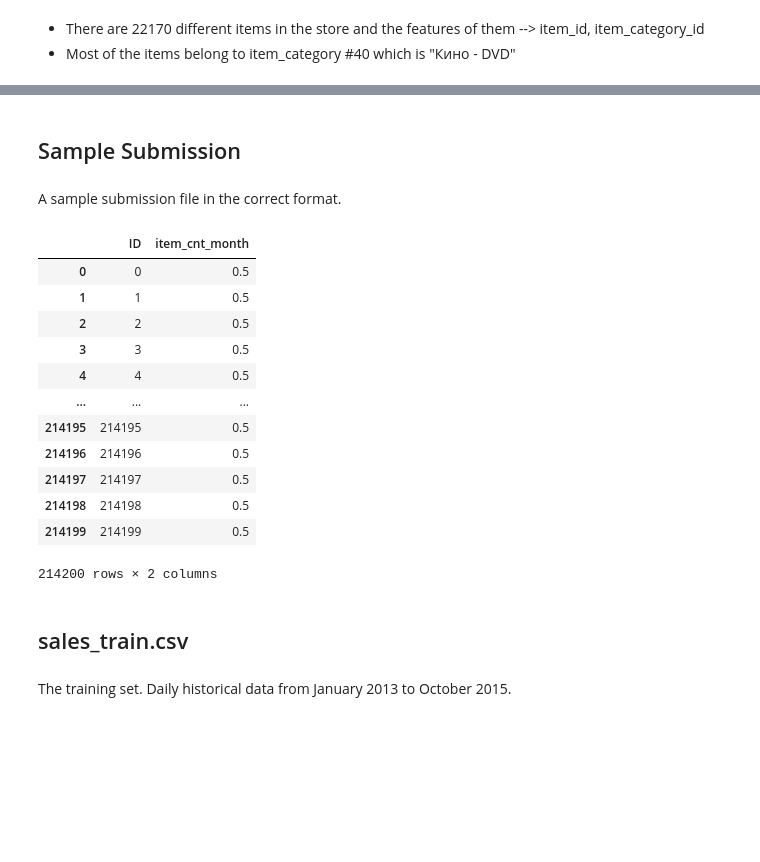
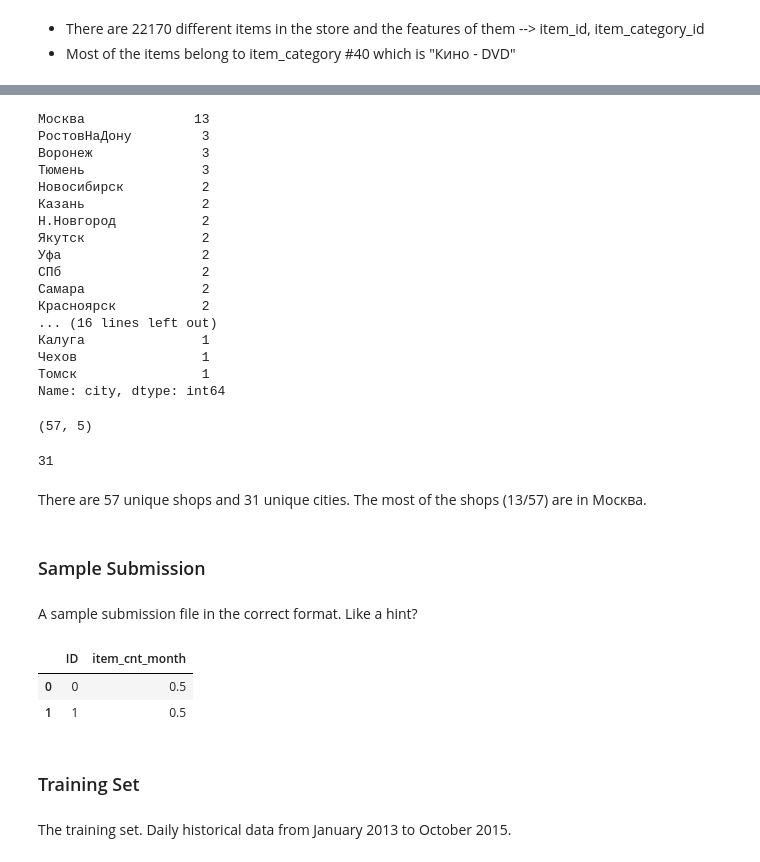
Before and after one commit to ozgekadioglu/Predict_Future_Sales, a Jupyter notebook: PresentableNotebook.ipynb, the cells around one changed output, grey strips where cells are left out. Drawn from its saved outputs; the diff is of its cells as text; code cells hidden in the pictures; blank space fills up the shorter version.

```diff
--- a/PresentableNotebook.ipynb
+++ b/PresentableNotebook.ipynb
@@ -93,25 +183,51 @@ shops.shape
+# %%
+shops_cleaned.city.value_counts()
+#shops_cleaned.city_id.plot(kind='hist', y='city', x=shops_cleaned.city, figsize=(10,5))
+#plt.xticks(label=shops_cleaned.city)
+
+#fig, ax = plt.subplots(figsize=(10,5))
+#ax.hist(shops_cleaned.city, bins=40)
+#ax.set_xticks(bins)
+#ax.set_xticklabels(dir='vertical')
+# %% [output]
+Москва              13
+РостовНаДону         3
+Воронеж              3
+Тюмень               3
+Новосибирск          2
+Казань               2
+Н.Новгород           2
+Якутск               2
+Уфа                  2
+СПб                  2
+Самара               2
+Красноярск           2
+... (16 lines left out)
+Калуга               1
+Чехов                1
+Томск                1
+Name: city, dtype: int64
+# %%
+print(shops_cleaned.shape)
+shops_cleaned.city.nunique()
+# %% [output]
+(57, 5)
+31
+# %% [markdown]
+There are 57 unique shops and 31 unique cities. The most of the shops (13/57) are in Москва.
 # %% [markdown]
-<h2> Sample Submission </h2>
+### Sample Submission
 # %% [markdown]
-A sample submission file in the correct format.
+A sample submission file in the correct format. Like a hint?
 # %%
-pd.read_csv('Data/sample_submission.csv')
+sample_sub = pd.read_csv('Data/sample_submission.csv')
+sample_sub.head(2)
 # %% [output]
 |  | ID | item_cnt_month |
 | 0 | 0 | 0.5 |
 | 1 | 1 | 0.5 |
-| 2 | 2 | 0.5 |
-| 3 | 3 | 0.5 |
-| 4 | 4 | 0.5 |
-| ... | ... | ... |
-| 214195 | 214195 | 0.5 |
-| 214196 | 214196 | 0.5 |
-| 214197 | 214197 | 0.5 |
-| 214198 | 214198 | 0.5 |
-| 214199 | 214199 | 0.5 |
-214200 rows × 2 columns
 # %% [markdown]
-<h2> sales_train.csv </h2>
+### Training Set
 # %% [markdown]
 The training set. Daily historical data from January 2013 to October 2015.
 # %%
```
Also changed, not shown: parts of 133 cells of this notebook.
